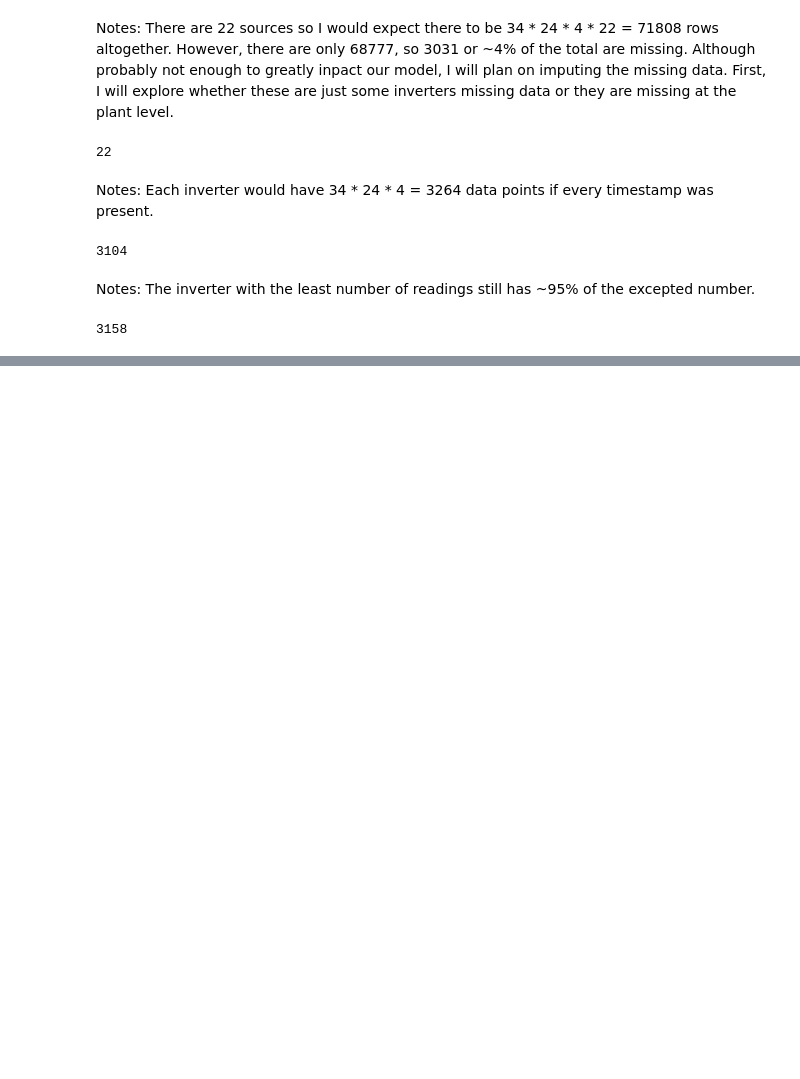
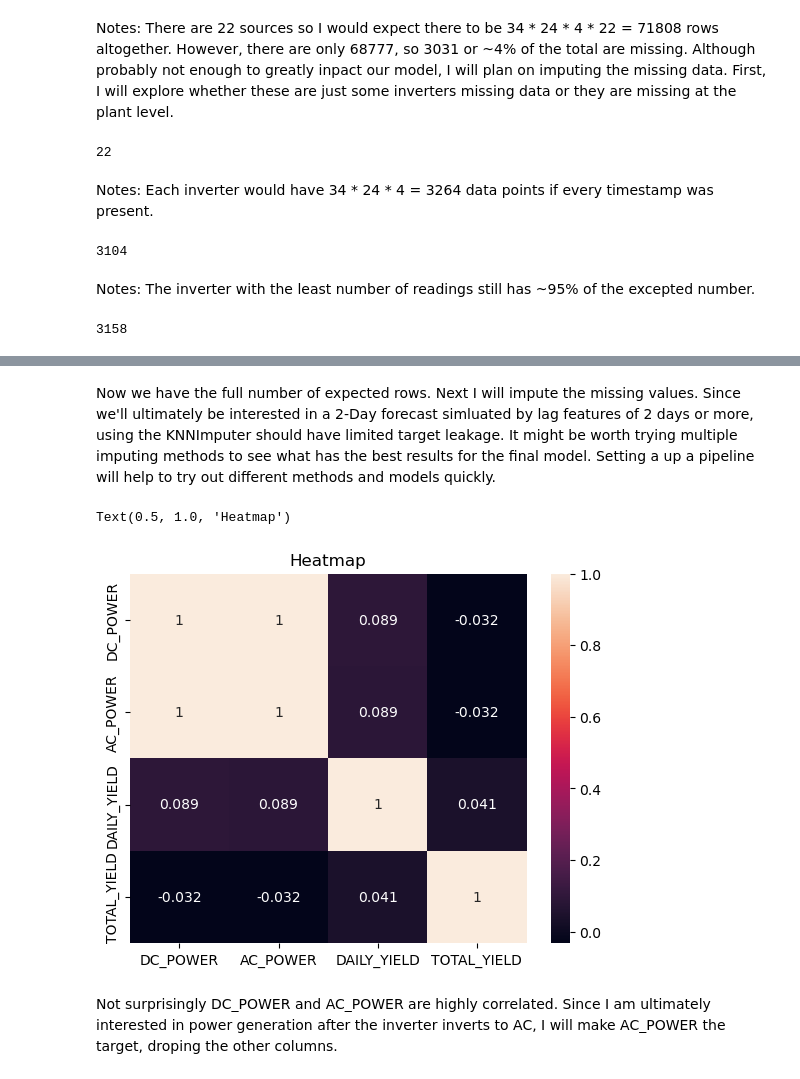
Before and after one commit to joshmdata/data-science-projects, a Jupyter notebook: time-series-forecasting-solar-power-generation.ipynb, the cells around one changed output, grey strips where cells are left out. Saved outputs shown, nothing was run; the diff lists cells and outputs as text; code cells hidden in the pictures; blank space fills up the shorter version.

Commit message:
Kaggle Notebook | Time Series Forecasting Solar Power Generation | Version 4

```diff
--- a/time-series-forecasting-solar-power-generation.ipynb
+++ b/time-series-forecasting-solar-power-generation.ipynb
@@ -121,3 +125,0 @@ Note: There are also some entire timestamps missing on the plant level. First I
-# %%
-plt1_gen = plt1_gen.drop('PLANT_ID', axis=1)
-plt1_gen = plt1_gen.groupby('DATE_TIME').sum(numeric_only=True)
@@ -131,2 +125,0 @@ Notes: Not surprising DC_POWER and AC_POWER are highly correlated. Since I am ul
-# %%
-plt1_gen = plt1_gen.drop(['DC_POWER', 'DAILY_YIELD', 'TOTAL_YIELD'], axis=1)
@@ -160,0 +128,20 @@ sns.histplot(df)
+# %%
+#Next I will make a full datetime range series to merge with the plt1_gen dataframe.
+datetime_full = pd.date_range('2020-05-15', '2020-06-17 23:45', freq='15min')
+datetime_full = pd.Series(datetime_full, name='DATE_TIME') #making a Series to allow merging
+
+inverters = plt1_gen.SOURCE_KEY.unique()
+# %%
+imputer = KNNImputer()
+dfs = []
+for i in range(len(inverters)):
+    df_source = plt1_gen[plt1_gen['SOURCE_KEY'] == inverters[i]].merge(datetime_full, on='DATE_TIME', how='right')
+    datetime = df_source.pop('DATE_TIME')
+    df_source.index = datetime
+    source = df_source.pop('SOURCE_KEY')
+    df_source = pd.DataFrame(imputer.fit_transform(df_source), columns=list(imputer.feature_names_in_))
+    df_source = df_source.merge(datetime, left_index=True, right_index=True)
+    dfs.append(df_source)
+plt1_gen = pd.concat(dfs, axis=0)
+plt1_gen = plt1_gen.reset_index(drop=True)
+plt1_gen = plt1_gen.groupby('DATE_TIME').sum()
@@ -160,0 +162,10 @@ sns.histplot(df)
+# %% [markdown]
+Now we have the full number of expected rows. Next I will impute the missing values. Since we'll ultimately be interested in a 2-Day forecast simluated by lag features of 2 days or more, using the KNNImputer should have limited target leakage. It might be worth trying multiple imputing methods to see what has the best results for the final model. Setting a up a pipeline will help to try out different methods and models quickly.
+# %%
+sns.heatmap(plt1_gen.corr(), annot =True)
+plt.title('Heatmap')
+# %% [output]
+Text(0.5, 1.0, 'Heatmap')
+[figure, added]
+# %% [markdown]
+Not surprisingly DC_POWER and AC_POWER are highly correlated. Since I am ultimately interested in power generation after the inverter inverts to AC, I will make AC_POWER the target, droping the other columns.
```
Also changed, not shown: parts of 66 cells of this notebook.
